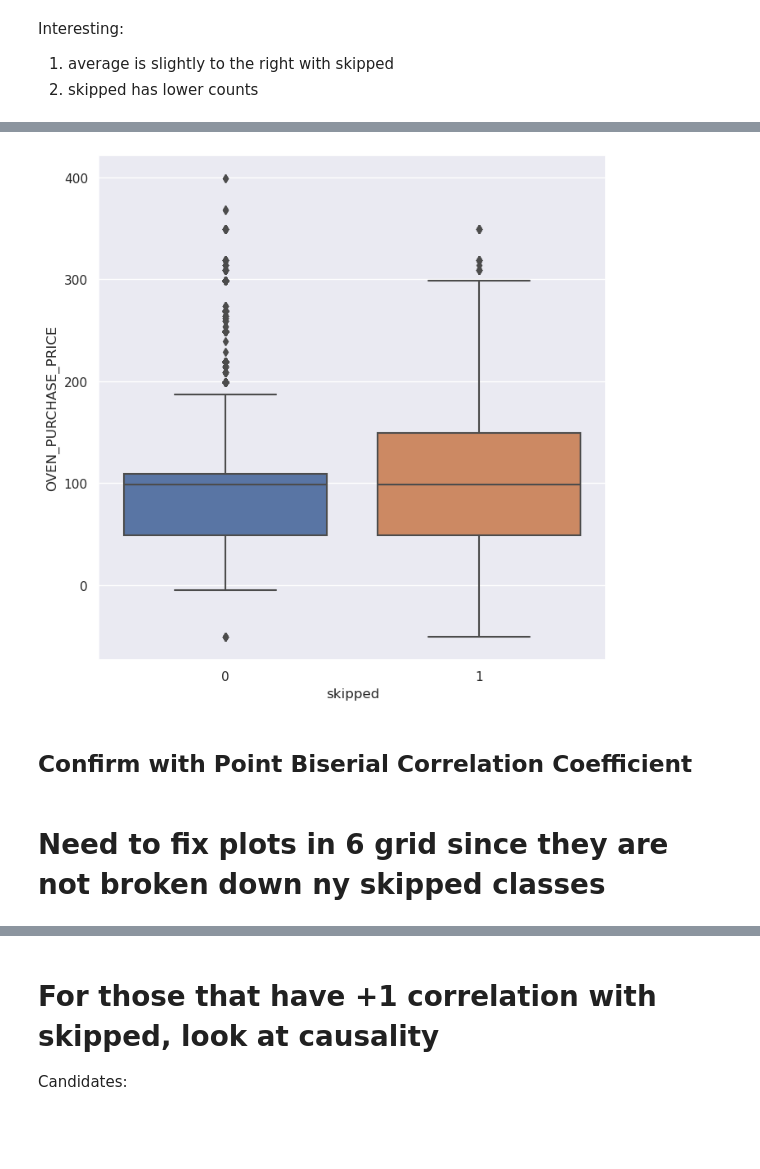
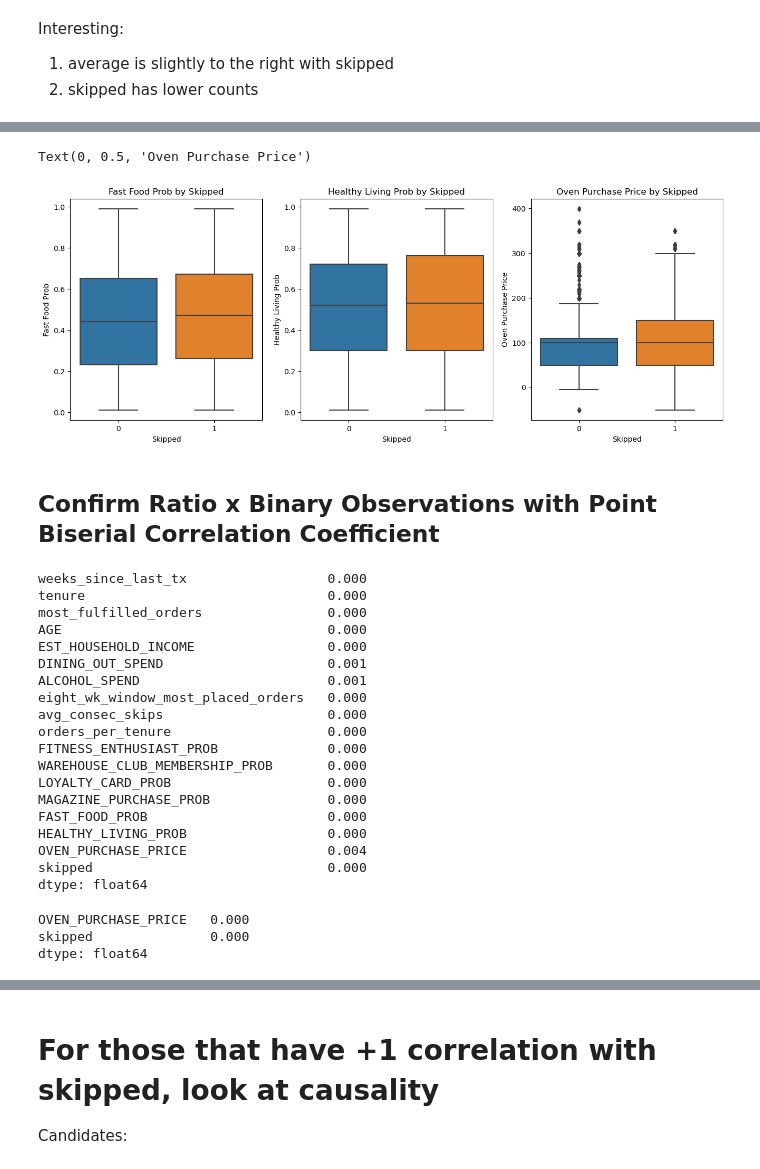
Before and after one commit to mindyng/Take-Homes, a Jupyter notebook: tovala2.ipynb, the cells around one changed output, grey strips where cells are left out. Drawn from its saved outputs; the diff is of its cells as text; code cells hidden in the pictures; blank space fills up the shorter version.

```diff
--- a/tovala2.ipynb
+++ b/tovala2.ipynb
@@ -1525,8 +1444,25 @@ plt.show()
-# %%
-plt.figure(figsize=(8,8))
-sns.boxplot(x="skipped", y="OVEN_PURCHASE_PRICE", data=df)
-plt.show()
-# %% [output]
-[figure, removed]
+# %%
+plt.figure(figsize=[16,12])
+
+plt.subplot(231)
+sns.boxplot(x="skipped", y="FAST_FOOD_PROB", data=df)
+plt.title('Fast Food Prob by Skipped')
+plt.xlabel('Skipped')
+plt.ylabel('Fast Food Prob')
+
+plt.subplot(232)
+sns.boxplot(x="skipped", y="HEALTHY_LIVING_PROB", data=df)
+plt.title('Healthy Living Prob by Skipped')
+plt.xlabel('Skipped')
+plt.ylabel('Healthy Living Prob')
+
+plt.subplot(233)
+sns.boxplot(x="skipped", y="OVEN_PURCHASE_PRICE", data=df)
+plt.title('Oven Purchase Price by Skipped')
+plt.xlabel('Skipped')
+plt.ylabel('Oven Purchase Price')
+# %% [output]
+Text(0, 0.5, 'Oven Purchase Price')
+[figure, added]
 # %% [markdown]
-## Confirm with Point Biserial Correlation Coefficient
+## Confirm Ratio x Binary Observations with Point Biserial Correlation Coefficient
@@ -1555,2 +1468,0 @@ pbc3 = df
-# %% [markdown]
-# Need to fix plots in 6 grid since they are not broken down ny skipped classes
@@ -1556,0 +1495,22 @@ pbc3 = df
+# %%
+pbc4.isnull().sum()/len(df) * 10
+# %% [output]
+weeks_since_last_tx                  0.000
+tenure                               0.000
+most_fulfilled_orders                0.000
+AGE                                  0.000
+EST_HOUSEHOLD_INCOME                 0.000
+DINING_OUT_SPEND                     0.001
+ALCOHOL_SPEND                        0.001
+eight_wk_window_most_placed_orders   0.000
+avg_consec_skips                     0.000
+orders_per_tenure                    0.000
+FITNESS_ENTHUSIAST_PROB              0.000
+WAREHOUSE_CLUB_MEMBERSHIP_PROB       0.000
+LOYALTY_CARD_PROB                    0.000
+MAGAZINE_PURCHASE_PROB               0.000
+FAST_FOOD_PROB                       0.000
+HEALTHY_LIVING_PROB                  0.000
+OVEN_PURCHASE_PRICE                  0.004
+skipped                              0.000
+dtype: float64
@@ -1556,0 +1539,6 @@ pbc3 = df
+# %%
+pbc6.isnull().sum()/len(df) * 10
+# %% [output]
+OVEN_PURCHASE_PRICE   0.000
+skipped               0.000
+dtype: float64
```
Also changed, not shown: parts of 44 cells of this notebook.
